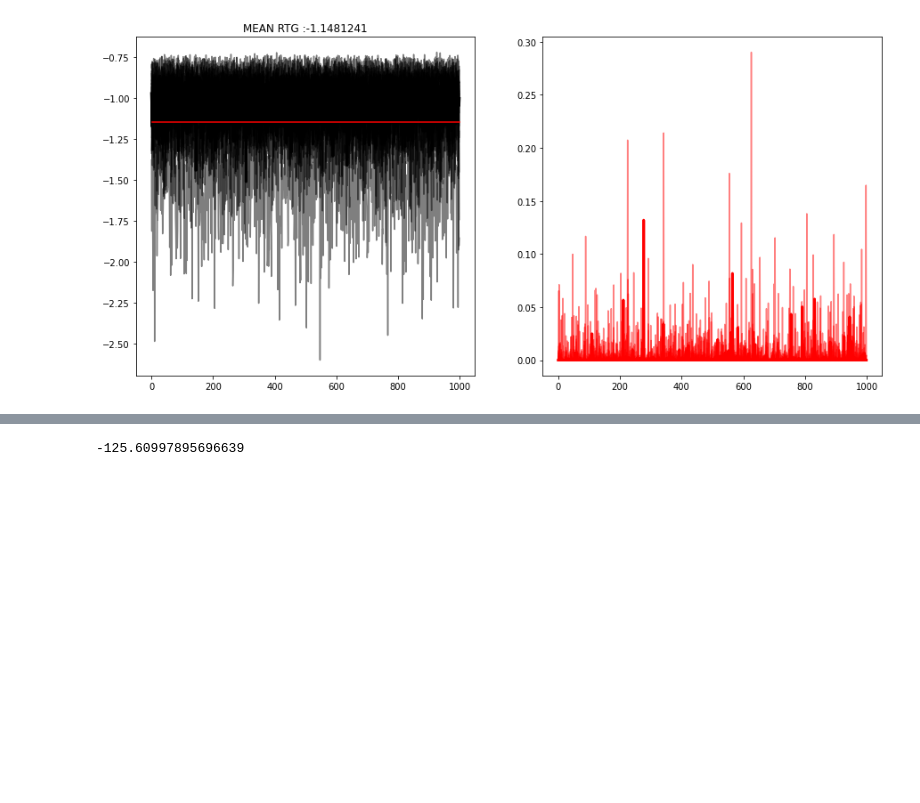
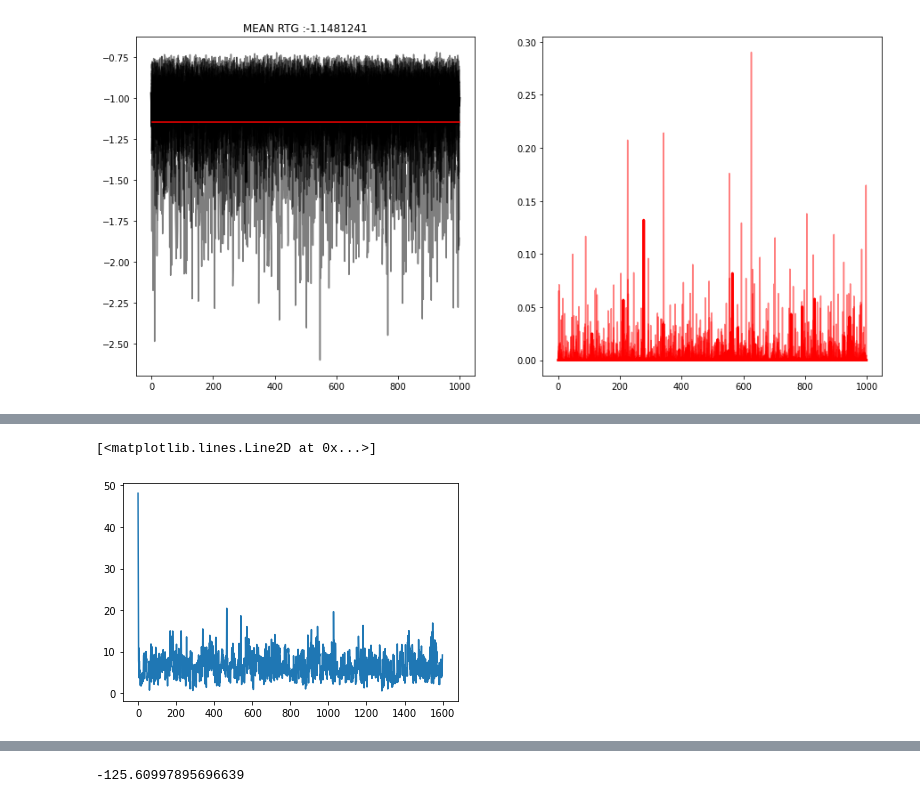
Before and after one commit to gdbmanu/VariationalRL, a Jupyter notebook: 200820-Bipedal-full-with-reward-DQN-Adam-KNN-PART-1000-HIDDEN-300-G99-BETA-100-PREC-1-retain-test-MULT-30-alpha-em4(****).ipynb, the cells around one changed output, grey strips where cells are left out. Drawn from its saved outputs; the diff is of its cells as text; code cells hidden in the pictures; blank space fills up the shorter version.

```diff
--- a/200820-Bipedal-full-with-reward-DQN-Adam-KNN-PART-1000-HIDDEN-300-G99-BETA-100-PREC-1-retain-test-MULT-30-alpha-em4(****).ipynb
+++ b/200820-Bipedal-full-with-reward-DQN-Adam-KNN-PART-1000-HIDDEN-300-G99-BETA-100-PREC-1-retain-test-MULT-30-alpha-em4(****).ipynb
@@ -300,2 +361,5 @@ ax2.plot(agent.softmax(obs, Q=agent.Q_ref, actions_set=actions_set), 'r', linewi
 # %%
-plt.plot(trainer.reward_history)
+plt.plot(liste_KL-liste_KL_sample)
+# %% [output]
+[<matplotlib.lines.Line2D at 0x...>]
+[figure, added]
```
Also changed, not shown: parts of 14 cells of this notebook, 1 other file.
